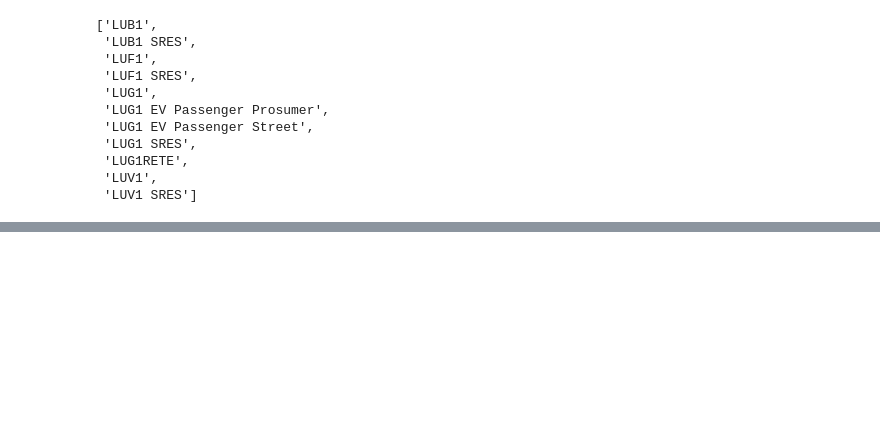
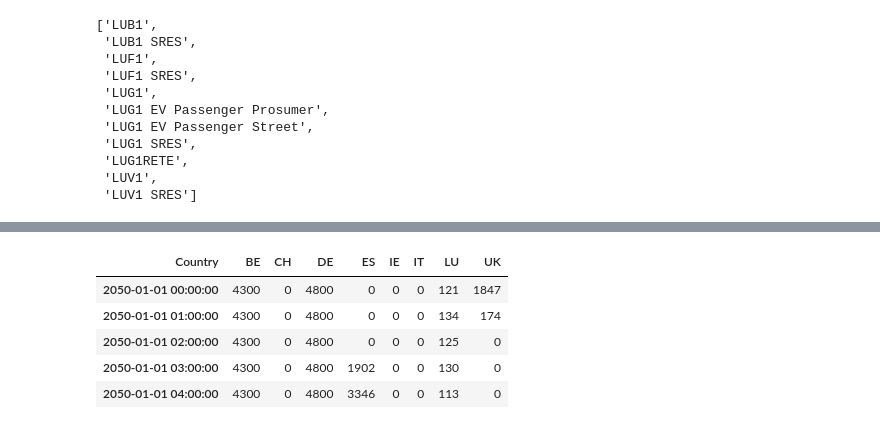
Before and after one commit to LIST-LUXEMBOURG/shrecc, a Jupyter notebook: notebooks/parsing_tyndp.ipynb, the cells around one changed output, grey strips where cells are left out. Drawn from its saved outputs; the diff is of its cells as text; code cells hidden in the pictures; blank space fills up the shorter version.

```diff
--- a/notebooks/parsing_tyndp.ipynb
+++ b/notebooks/parsing_tyndp.ipynb
@@ -410,0 +580,9 @@ sample.T
+# %%
+trade_directional.xs("FR", level="Source", axis=1)
+# %% [output]
+| Country | BE | CH | DE | ES | IE | IT | LU | UK |
+| 2050-01-01 00:00:00 | 4300 | 0 | 4800 | 0 | 0 | 0 | 121 | 1847 |
+| 2050-01-01 01:00:00 | 4300 | 0 | 4800 | 0 | 0 | 0 | 134 | 174 |
+| 2050-01-01 02:00:00 | 4300 | 0 | 4800 | 0 | 0 | 0 | 125 | 0 |
+| 2050-01-01 03:00:00 | 4300 | 0 | 4800 | 1902 | 0 | 0 | 130 | 0 |
+| 2050-01-01 04:00:00 | 4300 | 0 | 4800 | 3346 | 0 | 0 | 113 | 0 |
```
Also changed, not shown: parts of 73 cells of this notebook, 2 other files.
